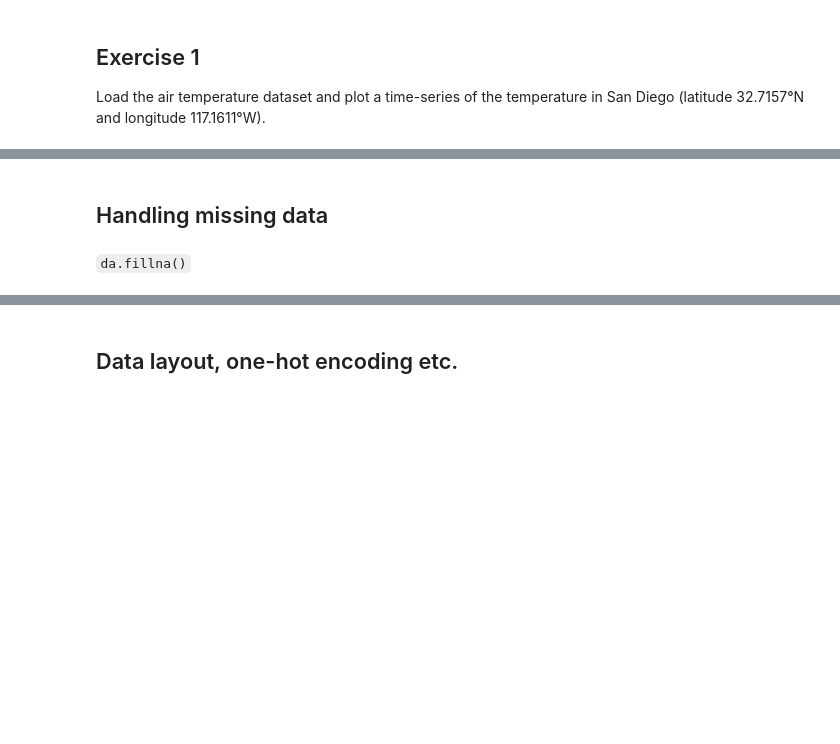
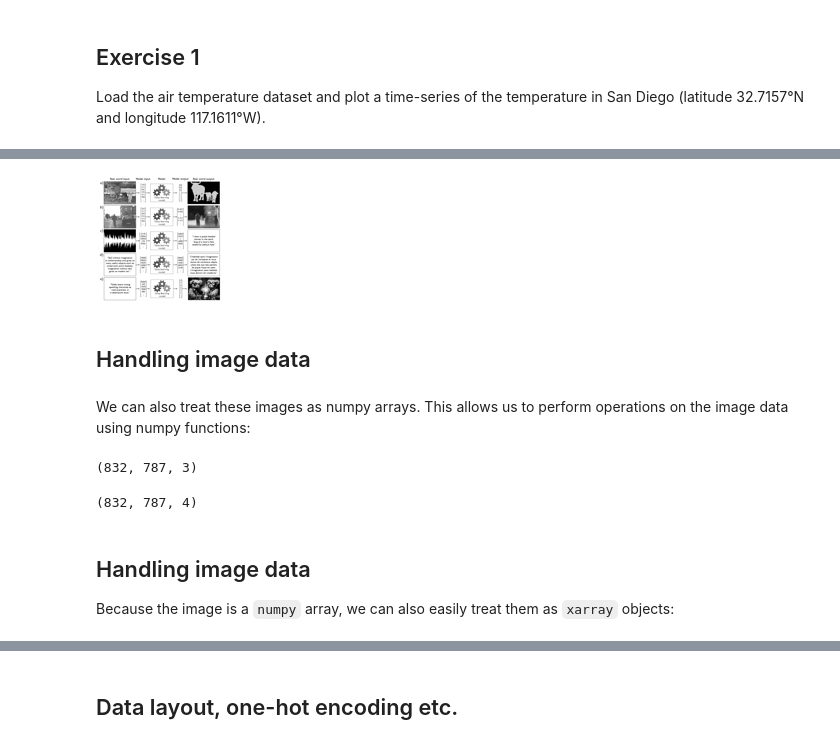
Before and after one commit to climate-analytics-lab/sioc209-2024-sp, a Jupyter notebook: sioc209-2024-sp/01_intro/03_feature_engineering.ipynb, the cells around one changed output, grey strips where cells are left out. Cells and saved outputs as stored; diff of their text form; code cells hidden in the pictures; blank space fills up the shorter version.

```diff
--- a/sioc209-2024-sp/01_intro/03_feature_engineering.ipynb
+++ b/sioc209-2024-sp/01_intro/03_feature_engineering.ipynb
@@ -530,4 +531,20 @@ ds.air.interp(lat=32.7157, lon=242.8389, method='linear').plot()
+# %%
+img.resize((128, 128)).convert('L')
+# %% [output]
+[figure, added]
 # %% [markdown]
-##  Handling missing data
+## Handling image data
-# %% [markdown]
-`da.fillna()`
+# %% [markdown]
+We can also treat these images as numpy arrays. This allows us to perform operations on the image data using numpy functions:
+# %%
+print(np.asarray(img).shape)
+# %% [output]
+(832, 787, 3)
+# %%
+np.asarray(img.convert('RGBA')).shape
+# %% [output]
+(832, 787, 4)
+# %% [markdown]
+## Handling image data
+
+Because the image is a `numpy` array, we can also easily treat them as `xarray` objects:
```
Also changed, not shown: parts of 82 cells of this notebook, 1 other file.
